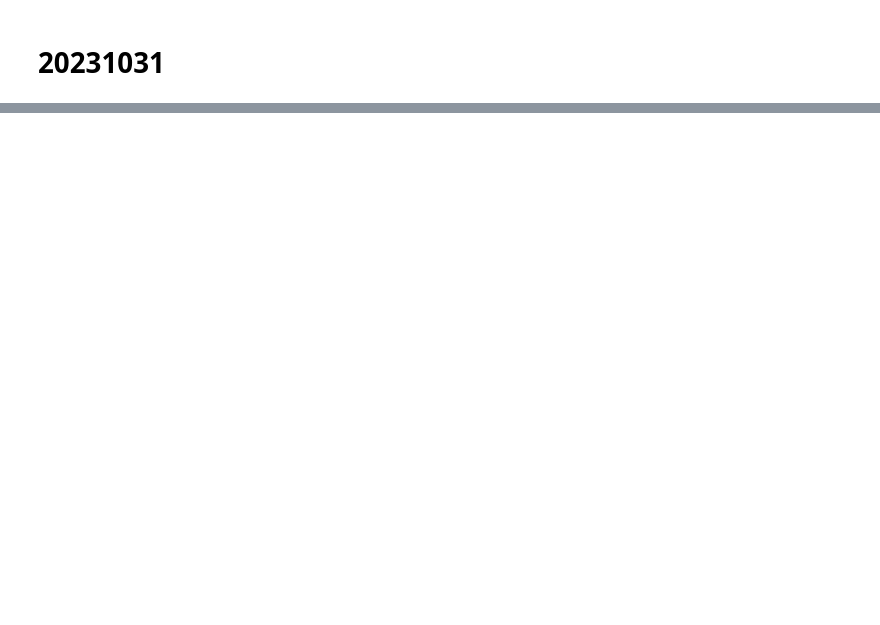
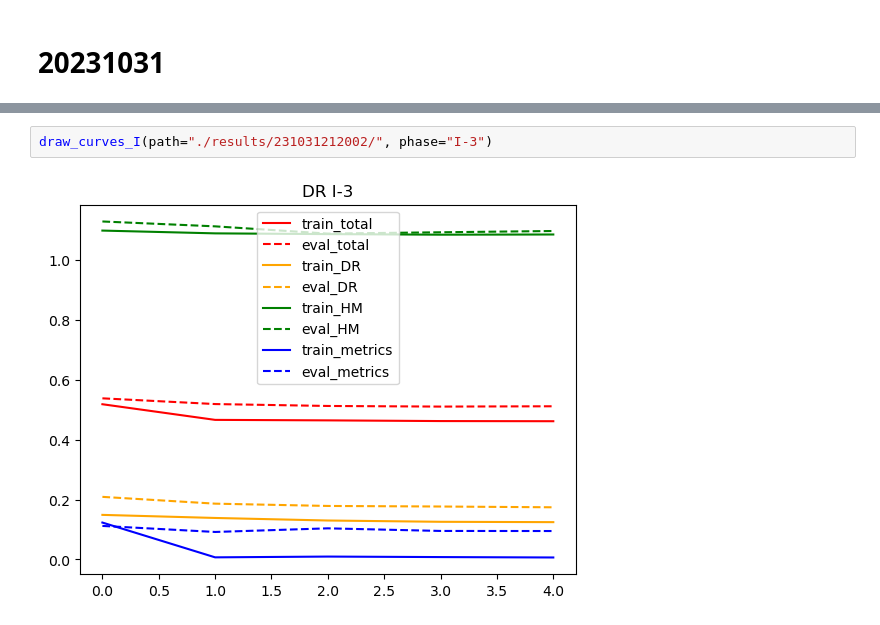
Before and after one commit to ZhangWan-byte/DVHL, a Jupyter notebook: evaluation.ipynb, the cells around one changed output, grey strips where cells are left out. Saved outputs shown, nothing was run; the diff lists cells and outputs as text; blank space fills up the shorter version.

```diff
--- a/evaluation.ipynb
+++ b/evaluation.ipynb
@@ -357,0 +384,4 @@ plt.show()
+# %%
+draw_curves_I(path="./results/231031212002/", phase="I-3")
+# %% [output]
+[figure, added]
```
Also changed, not shown: parts of 9 cells of this notebook, 1 other file.
